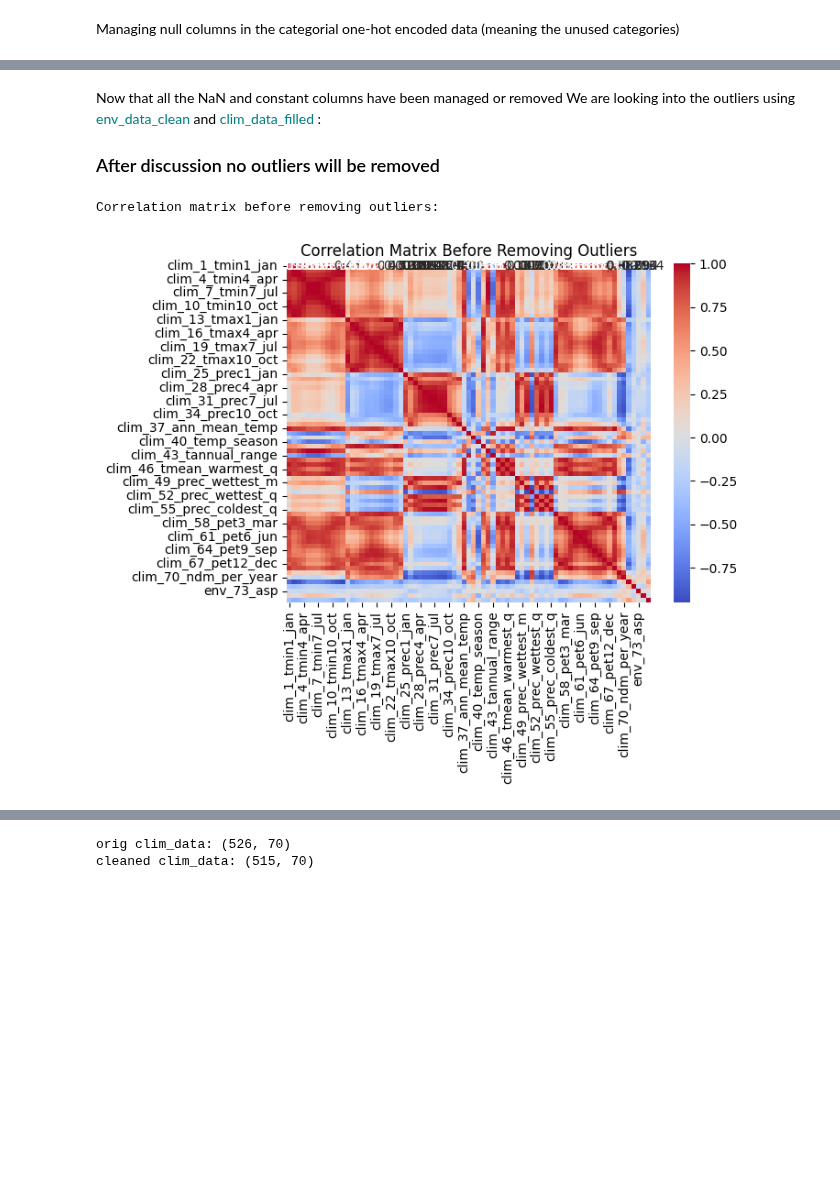
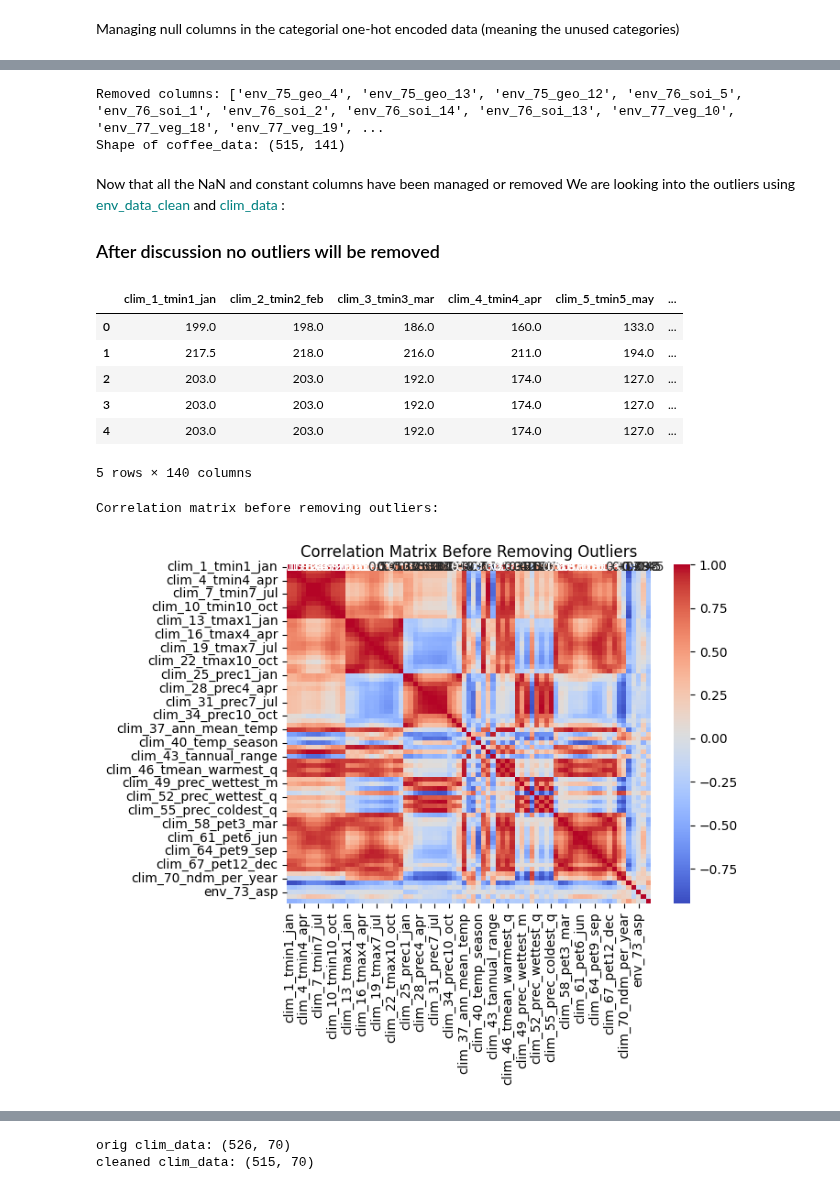
Before and after one commit to tahiri-lab/py_madaclim, a Jupyter notebook: workdir/analysis/bin/managing_outliers.ipynb, the cells around one changed output, grey strips where cells are left out. Drawn from its saved outputs; the diff is of its cells as text; code cells hidden in the pictures; blank space fills up the shorter version.

```diff
--- a/workdir/analysis/bin/managing_outliers.ipynb
+++ b/workdir/analysis/bin/managing_outliers.ipynb
@@ -276,8 +286,32 @@ Shape of env_data_clean: (526, 63)
+# %%
+# Remove these columns from the DataFrame
+coffee_data_cleaned = coffee_data.drop(columns=columns_to_remove)
+
+# Print the columns that were removed
+print(f"Removed columns: {columns_to_remove}")
+
+# Check the shape of the DataFrame after removing the columns
+print(f"Shape of coffee_data: {coffee_data_cleaned.shape}")
+# %% [output]
+Removed columns: ['env_75_geo_4', 'env_75_geo_13', 'env_75_geo_12', 'env_76_soi_5', 'env_76_soi_1', 'env_76_soi_2', 'env_76_soi_14', 'env_76_soi_13', 'env_77_veg_10', 'env_77_veg_18', 'env_77_veg_19', ...
+Shape of coffee_data: (515, 141)
 # %% [markdown]
 Now that all the NaN and constant columns have been managed or removed We are looking into the outliers using <span style="color:teal">env_data_clean</span>
- and <span style="color:teal">clim_data_filled</span> :
+ and <span style="color:teal">clim_data</span> :
 
  ### After discussion no outliers will be removed
+# %%
+coffee_data_cleaned.drop(columns=["Unnamed_0"], inplace=True)
+coffee_data_cleaned.to_csv(r"../data/cleaned_data_w_class.csv", index=False)
+coffee_data_cleaned.head()
+# %% [output]
+|  | clim_1_tmin1_jan | clim_2_tmin2_feb | clim_3_tmin3_mar | clim_4_tmin4_apr | clim_5_tmin5_may | ... |
+| 0 | 199.0 | 198.0 | 186.0 | 160.0 | 133.0 | ... |
+| 1 | 217.5 | 218.0 | 216.0 | 211.0 | 194.0 | ... |
+| 2 | 203.0 | 203.0 | 192.0 | 174.0 | 127.0 | ... |
+| 3 | 203.0 | 203.0 | 192.0 | 174.0 | 127.0 | ... |
+| 4 | 203.0 | 203.0 | 192.0 | 174.0 | 127.0 | ... |
+5 rows × 140 columns
 # %%
 import numpy as np
 import pandas as pd
@@ -287,7 +321,7 @@ from scipy import stats
 
 # Step 1: Check correlations before removing outliers
 print("Correlation matrix before removing outliers:")
-corr_before = clim_data_filled.corr()
+corr_before = clim_data.corr()
 sns.heatmap(corr_before, annot=True, cmap='coolwarm')
 plt.title("Correlation Matrix Before Removing Outliers")
 plt.show()
@@ -306,7 +340,7 @@ plt.show()
 # Step 4: Compare the two correlation matrices and see the effect of outliers
 # %% [output]
 Correlation matrix before removing outliers:
-[figure, old version]
+[figure, new version]
 # %%
 # # Calculate z-scores for numeric columns in clim_data
 # z_scores = np.abs(stats.zscore(clim_data_filled.select_dtypes(include=['float64', 'int64'])))
```
Also changed, not shown: parts of 34 cells of this notebook, 8 other files.
